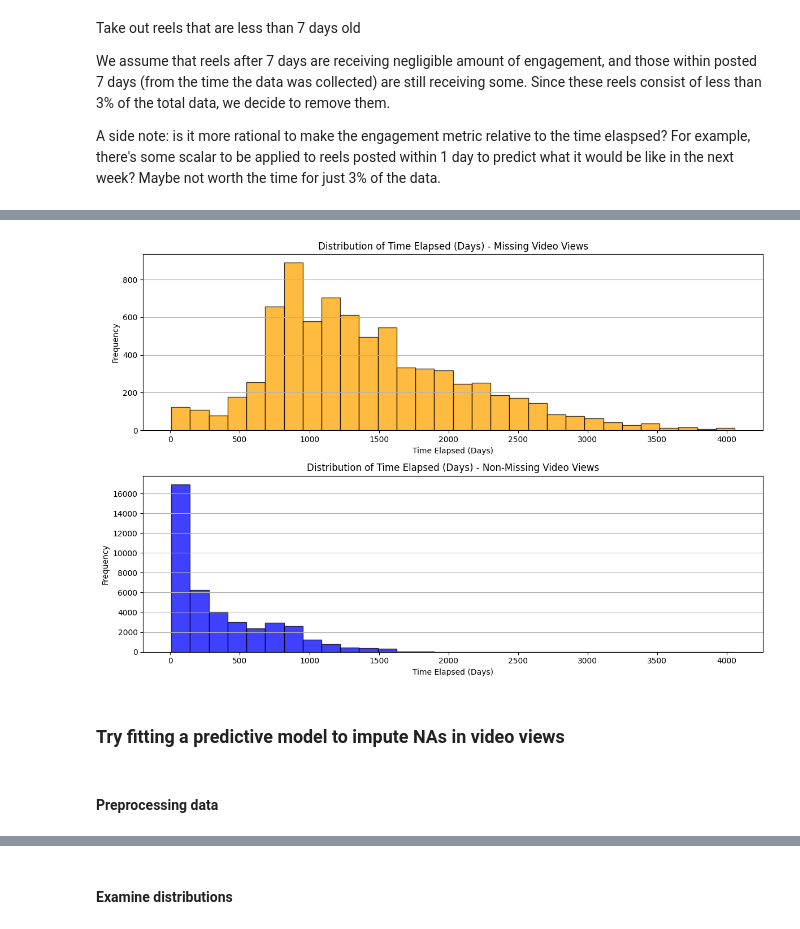
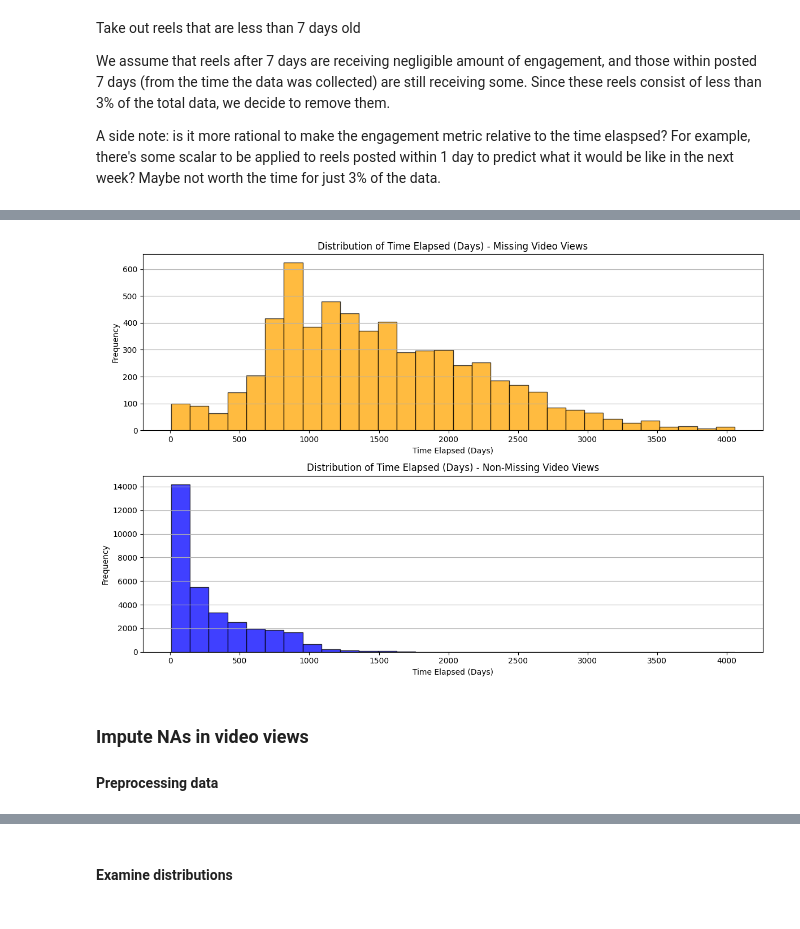
Before and after one commit to Mirrien-Liang/posting-time-impact-analysis, a Jupyter notebook: notebooks/data_cleaning.ipynb, the cells around one changed output, grey strips where cells are left out. Drawn from its saved outputs; the diff is of its cells as text; code cells hidden in the pictures.

Commit message:
Removed account outliers and reel outliers (manual/DBSCAN); removed invalid reels; combined night/evening bin; revised EPF scale to normalize; tried mixed effect model;

```diff
--- a/notebooks/data_cleaning.ipynb
+++ b/notebooks/data_cleaning.ipynb
@@ -130,0 +163,16 @@ data
+# %%
+# Keep only the 98th quantile
+data = data[data['data.user_data.meta.followers_count'] <= data['data.user_data.meta.followers_count'].quantile(0.98)]
+plt.hist(
+    data["data.user_data.meta.followers_count"],
+    bins=50,
+    alpha=0.7,
+    color="blue",
+    edgecolor="black",
+)
+plt.xlabel("Followers")
+plt.ylabel("Frequency")
+plt.title("Distribution of Followers")
+plt.show()
+
+data["data.user_data.meta.followers_count"].describe()
@@ -278,8 +358,8 @@ cleaned = transformed.dropna(subset=["created_at"])
 # Drop rows with comment disabled and remove this unary column
 cleaned = cleaned[cleaned["comments_disabled"] == False].drop(columns=["comments_disabled"])
 
-# Drop rows with video duration < 1 or is NA
-cleaned = cleaned[(cleaned["video_duration"] >= 1) & ~(cleaned["video_duration"].isna())]
+# Drop rows with video duration < 1 or is NA or is > 90 seconds
+cleaned = cleaned[(cleaned["video_duration"].between(1, 90, inclusive="both")) & (cleaned["video_duration"]).notna()]
 
 # Preview
 summarize_dataframe(cleaned)
@@ -512,0 +573,23 @@ summarize_dataframe(augmented)
+# %%
+# Since Night category has only 2.2% records, we combine Evening and Night into Evening category (standing for the time after normal office hours)
+augmented = augmented.replace('Night', 'Evening')
+
+# Plot distribution of `time_category_pst`
+time_category_counts = augmented['categorized_created_at_pst'].value_counts()
+time_category_percentages = (time_category_counts / len(augmented)) * 100
+
+fig, ax2 = plt.subplots(figsize=(10, 6))
+bars = ax2.bar(time_category_counts.index, time_category_counts.values,
+               tick_label=time_category_counts.index)
+
+for bar, percent in zip(bars, time_category_percentages):
+    ax2.text(bar.get_x() + bar.get_width() / 2, bar.get_height(), f"{percent:.1f}%",
+             ha='center', va='bottom')
+
+ax2.set_title("Distribution of Time Category (PST)", fontsize=16)
+ax2.set_xlabel("Time Category", fontsize=14)
+ax2.set_ylabel("Count", fontsize=14)
+plt.tight_layout()
+plt.show()
+
+summarize_dataframe(augmented)
@@ -546,39 +648,38 @@ plt.hist(
     augmented[augmented['video_view_count'].isna()]['time_elapsed'].dt.days,
     bins=bin_edges,
     alpha=0.75,
     color='orange',
     edgecolor='black'
 )
 plt.title('Distribution of Time Elapsed (Days) - Missing Video Views')
 plt.xlabel('Time Elapsed (Days)')
 plt.ylabel('Frequency')
 plt.grid(axis='y')
 
 # Plot histogram for non-missing `video_view_count`
 plt.subplot(2, 1, 2)
 plt.hist(
     augmented[~augmented['video_view_count'].isna()]['time_elapsed'].dt.days,
     bins=bin_edges,
     alpha=0.75,
     color='blue',
-    edgecolor='black'
+    edgecolor='black',
 )
 plt.title('Distribution of Time Elapsed (Days) - Non-Missing Video Views')
 plt.xlabel('Time Elapsed (Days)')
 plt.ylabel('Frequency')
 plt.grid(axis='y')
 
 # Adjust layout
 plt.tight_layout()
 plt.show()
 
 # Seems that the missingness was not random. It's more likely for an older reel to miss view counts. Maybe apply RF for imputation or just drop it (15% is a lot but it saves time and we still have about 40k rows).
 # %% [output]
-[figure, old version]
+[figure, new version]
 # %% [markdown]
-### Try fitting a predictive model to impute NAs in video views
+### Impute NAs in video views
+#### Preprocessing data
-# %% [markdown]
-#### Preprocessing data
 # %%
 # Preprocess data
 # Get time elasped in seconds
```
Also changed, not shown: parts of 57 cells of this notebook.
